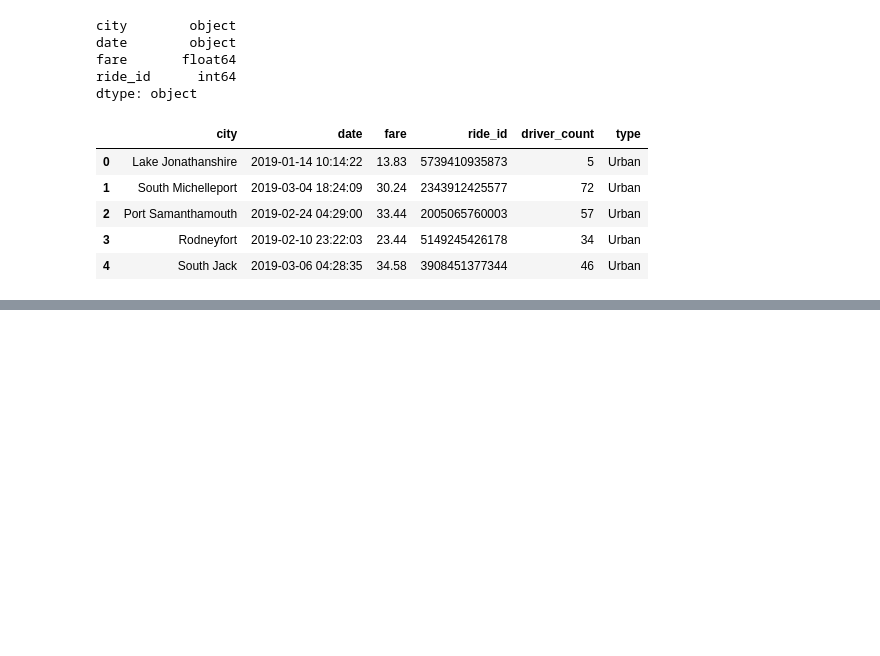
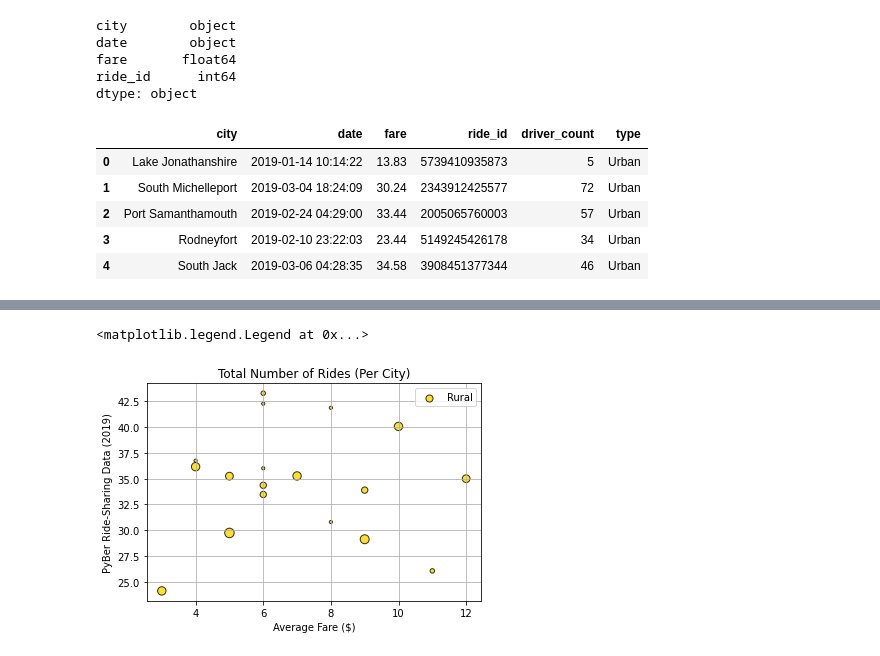
Before and after one commit to vanessamignelli/PyBer_Analysis, a Jupyter notebook: PyBer.ipynb, the cells around one changed output, grey strips where cells are left out. Cells and saved outputs as stored; diff of their text form; code cells hidden in the pictures; blank space fills up the shorter version.

```diff
--- a/PyBer.ipynb
+++ b/PyBer.ipynb
@@ -127,0 +190,5 @@ pyber_data_df.head()
+# %%
+#get number of rides for rural cities
+rural_ride_count = rural_cities_df.groupby(["city"]).count()["ride_id"]
+
+rural_ride_count.head()
@@ -127,0 +229,5 @@ pyber_data_df.head()
+# %%
+#get avg fare for suburban cities
+rural_avg_fare = rural_cities_df.groupby(["city"]).mean()["fare"]
+
+rural_avg_fare.head()
@@ -127,0 +268,5 @@ pyber_data_df.head()
+# %%
+#get avg number of driver for rural cities
+rural_driver_count = rural_cities_df.groupby(["city"]).mean()["driver_count"]
+
+rural_driver_count.head()
@@ -127,0 +331,21 @@ pyber_data_df.head()
+# %%
+#build scatter plots for rural cities
+plt.scatter(rural_ride_count,
+           rural_avg_fare,
+           s=10*rural_driver_count,
+           color="gold",
+           edgecolor="black",
+           linewidths=1,
+           alpha=0.8,
+           label="Rural")
+
+
+plt.title("Total Number of Rides (Per City)")
+plt.xlabel("Average Fare ($)")
+plt.ylabel("PyBer Ride-Sharing Data (2019)")
+plt.grid("True")
+
+plt.legend()
+# %% [output]
+<matplotlib.legend.Legend at 0x...>
+[figure, added]
```
Also changed, not shown: parts of 17 cells of this notebook, 1 other file.
